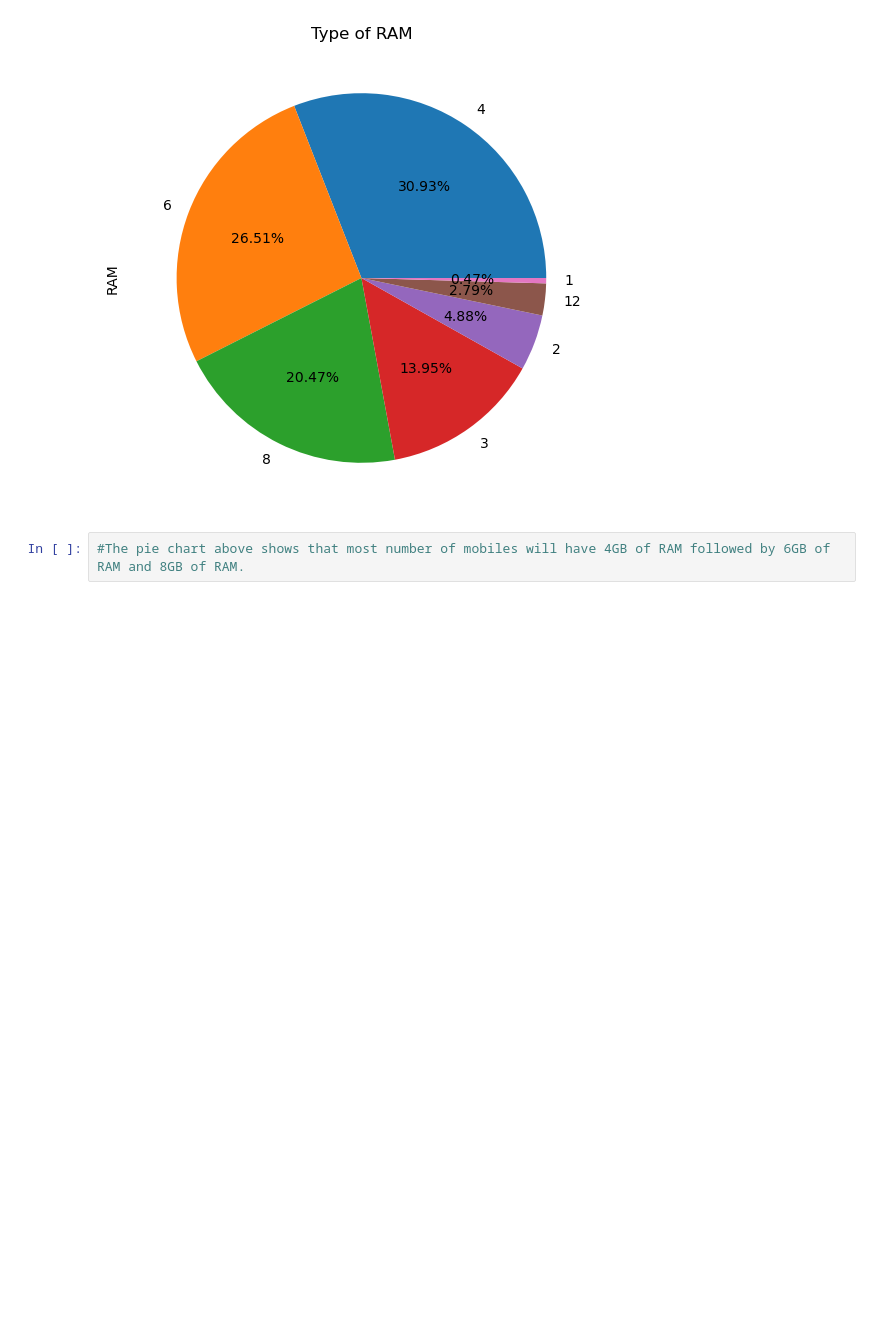
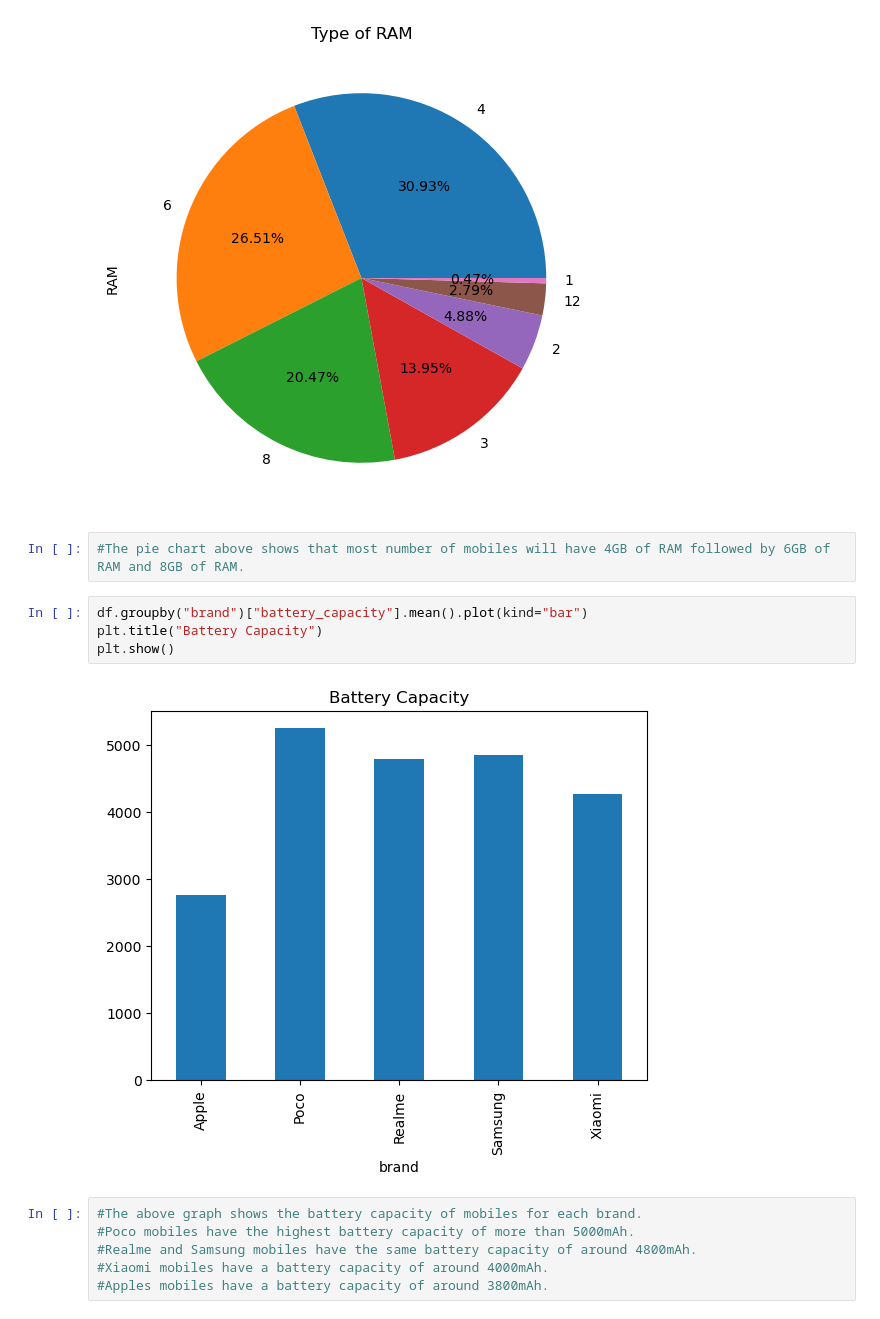
Before and after one commit to NandeshRinge/Nandesh-Assignments, a Jupyter notebook: AWP Project.ipynb, the cells around one changed output. Cells and saved outputs as stored; diff of their text form; blank space fills up the shorter version.

```diff
--- a/AWP Project.ipynb
+++ b/AWP Project.ipynb
@@ -151,3 +157,15 @@ plt.show()
 [figure]
 # %%
 #The pie chart above shows that most number of mobiles will have 4GB of RAM followed by 6GB of RAM and 8GB of RAM.
+# %%
+df.groupby("brand")["battery_capacity"].mean().plot(kind="bar")
+plt.title("Battery Capacity")
+plt.show()
+# %% [output]
+[figure, added]
+# %%
+#The above graph shows the battery capacity of mobiles for each brand.
+#Poco mobiles have the highest battery capacity of more than 5000mAh.
+#Realme and Samsung mobiles have the same battery capacity of around 4800mAh.
+#Xiaomi mobiles have a battery capacity of around 4000mAh.
+#Apples mobiles have a battery capacity of around 3800mAh.
```
Also changed, not shown: parts of 8 cells of this notebook.
